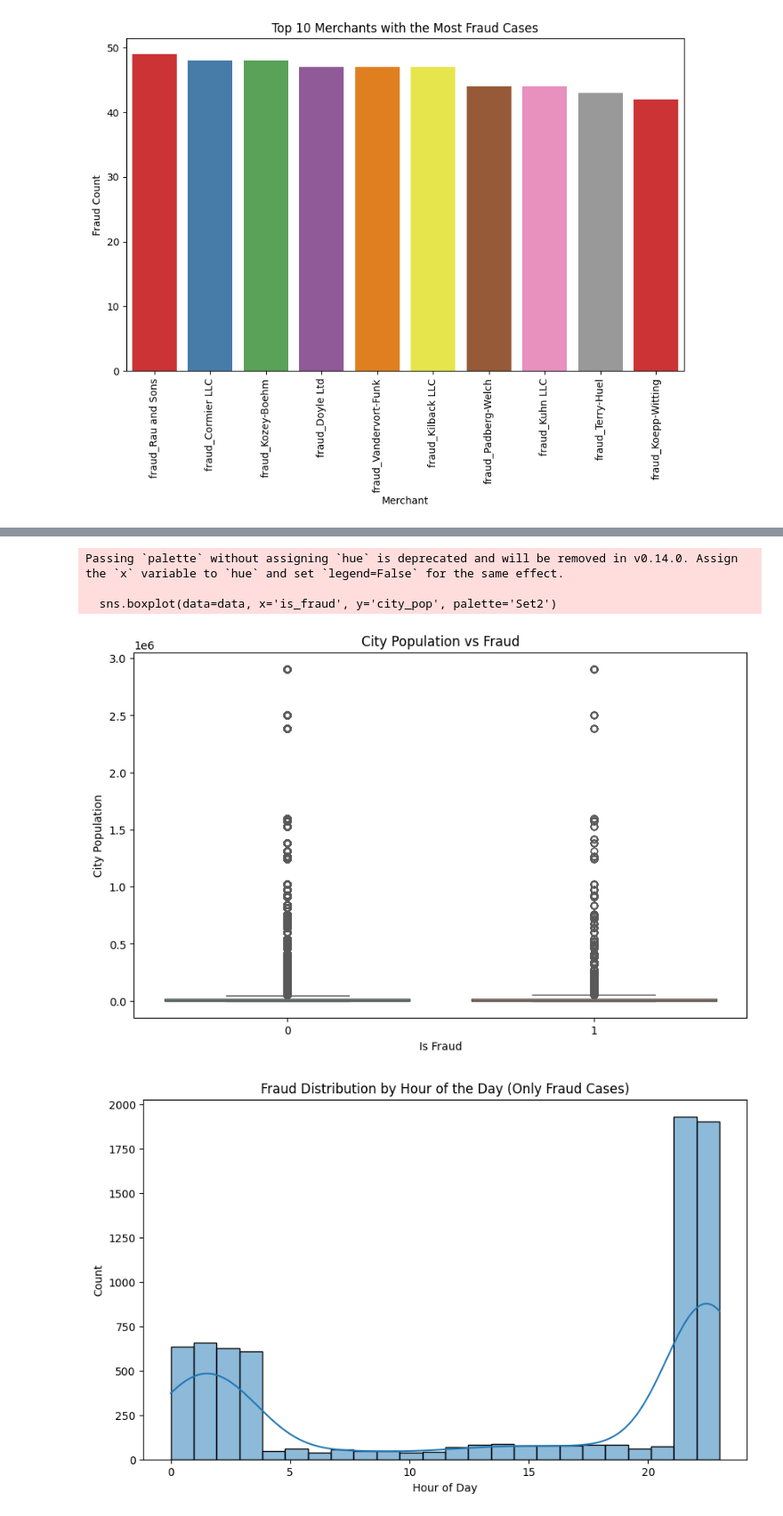
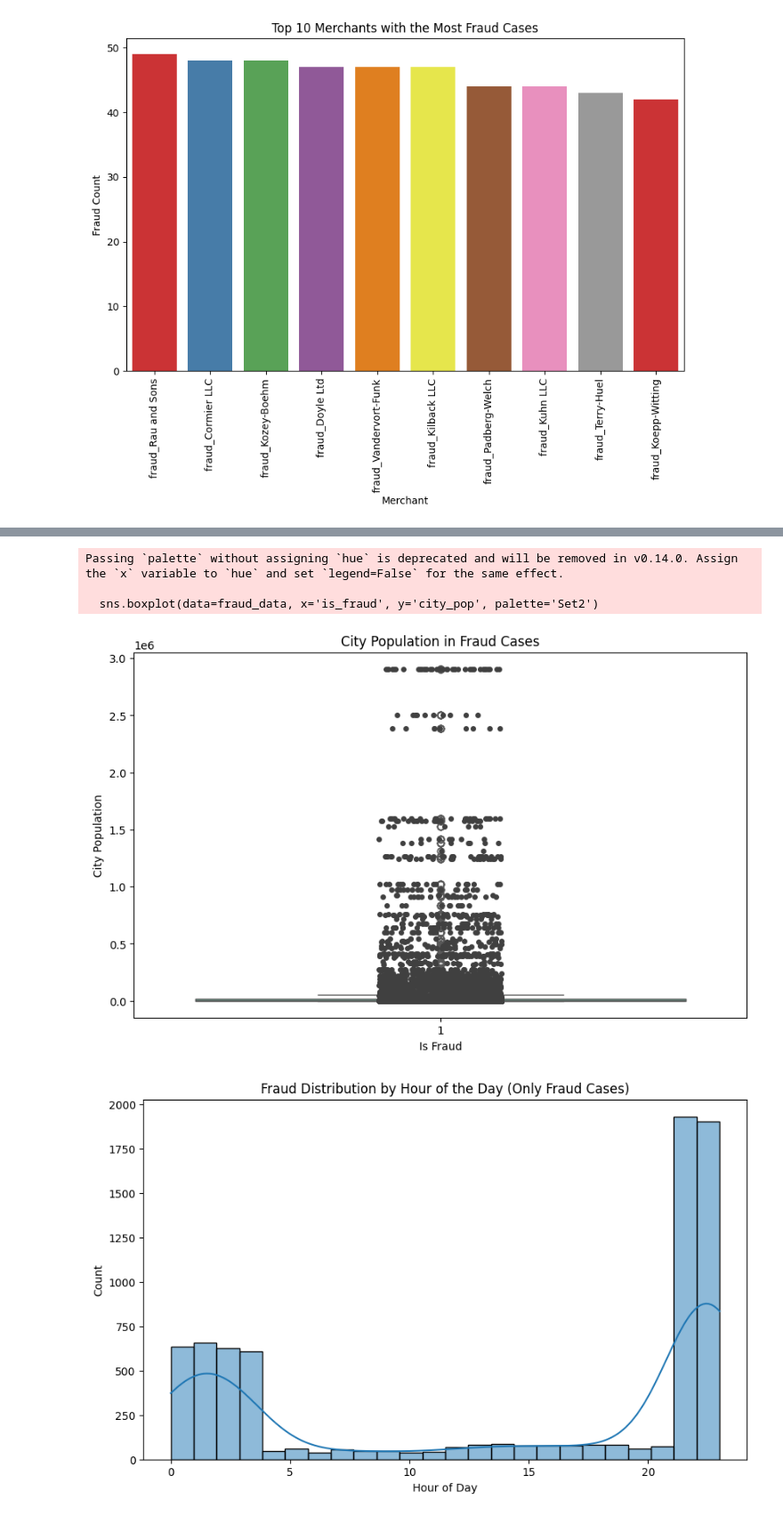
Before and after one commit to maria-carolina-barata/IS, a Jupyter notebook: primary_experiment copy.ipynb, the cells around one changed output, grey strips where cells are left out. Shown at 89% size. Cells and saved outputs as stored; diff of their text form; code cells hidden in the pictures.

```diff
--- a/primary_experiment copy.ipynb
+++ b/primary_experiment copy.ipynb
@@ -365,16 +389,29 @@ plt.show()
 # %%
 # Boxplot of fraud by city population
+# Filter the data to include only fraud cases
+fraud_data = data[data['is_fraud'] == 1]
+
+# Boxplot of fraud cases by city population
 plt.figure(figsize=(10, 6))
-sns.boxplot(data=data, x='is_fraud', y='city_pop', palette='Set2')
-plt.title('City Population vs Fraud')
+
+# Boxplot for city populations in fraud cases
+sns.boxplot(data=fraud_data, x='is_fraud', y='city_pop', palette='Set2')
+
+# Stripplot for individual points
+sns.stripplot(data=fraud_data, x='is_fraud', y='city_pop', color=".25", jitter=True)
+
+# Update title and labels
+plt.title('City Population in Fraud Cases')
 plt.xlabel('Is Fraud')
 plt.ylabel('City Population')
+
+# Show plot
 plt.show()
 # %% [output]
 Passing `palette` without assigning `hue` is deprecated and will be removed in v0.14.0. Assign the `x` variable to `hue` and set `legend=False` for the same effect.
 
-  sns.boxplot(data=data, x='is_fraud', y='city_pop', palette='Set2')
+  sns.boxplot(data=fraud_data, x='is_fraud', y='city_pop', palette='Set2')
-[figure, old version]
+[figure, new version]
 # %%
 # Convert transaction time to datetime
 data['trans_date_trans_time'] = pd.to_datetime(data['trans_date_trans_time'])
```
Also changed, not shown: parts of 5 cells of this notebook.
